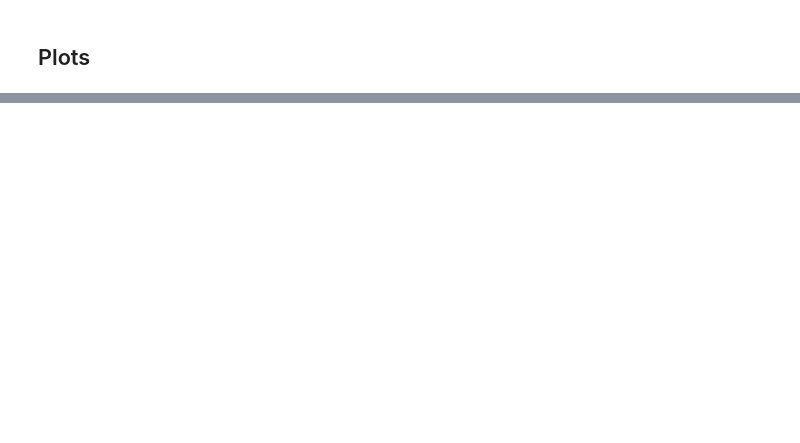
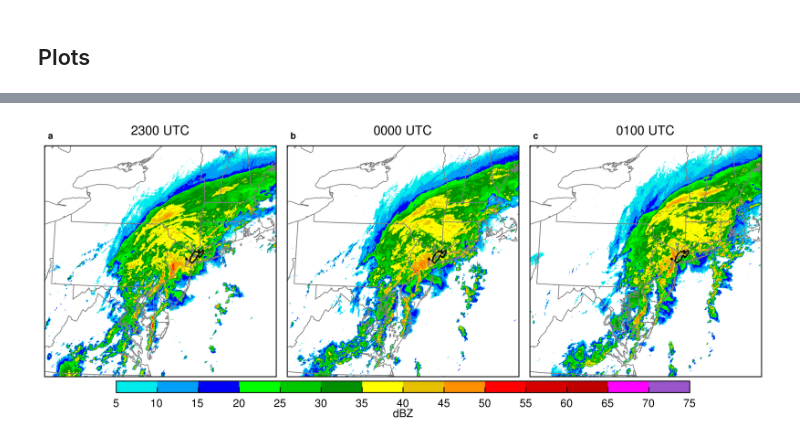
Before and after one commit to tyfolino/ida-precip, a Jupyter notebook: new-wofs/MRMS.ipynb, the cells around one changed output, grey strips where cells are left out. Drawn from its saved outputs; the diff is of its cells as text; code cells hidden in the pictures; blank space fills up the shorter version.

```diff
--- a/new-wofs/MRMS.ipynb
+++ b/new-wofs/MRMS.ipynb
@@ -83,5 +107,9 @@ proj = ccrs.LambertConformal(
 lat = hourly.latitude
 lon = hourly.longitude
 
+refl_lat = refl.latitude
+refl_lon = refl.longitude
+
 # Get MetPy ctable for precip
 precip_cmap = ctables.registry.get_colortable("precipitation")
+refl_cmap = ctables.registry.get_colortable("NWSReflectivity")
@@ -164,0 +269,74 @@ plt.show()
+# %%
+# Restrict reflectivity to a smaller area and mask values below 5 dBZ
+refl_masked = refl.where((abs(refl_lon - 285) < 10) & (abs(refl_lat - 40) < 8), drop=True).where(refl > 5)
+
+# Set levels
+levels = range(5, 76, 5)
+letters = ["a", "b", "c"]
+
+titles = ["2300 UTC", "0000 UTC", "0100 UTC"]
+
+# Create a normalization object
+norm = mcolors.BoundaryNorm(levels, ncolors=len(levels) - 1, clip=False)
+
+# Make a plot of the hourly rainfall
+fig, axes = plt.subplots(
+    1,
+    3,
+    figsize=(5.5, 3),
+    dpi=900,
+    subplot_kw={"projection": proj},
+    layout="constrained",
+)
+
+for i, ax in enumerate(axes):
+    ax.set_extent(  # type: ignore
+        [
+            -449900.09156094893,
+            449900.51654555957,
+            -447909.5438942791,
+            448284.39736015256,
+        ],
+        crs=proj,
+    )
+
+    pc = xr.plot.pcolormesh( # type: ignore
+        refl_masked[i, :, :],
+        ax=ax,
+        norm=norm,
+        transform=ccrs.PlateCarree(),
+        cmap=refl_cmap,
+        extend="neither",
+        add_colorbar=False,
+    )
+
+    # Add the AOI
+    ax.contour(
+        wofs_lon,
+        wofs_lat,
+        aoi.values,
+        levels=[0, 0.5, 1],
+        colors=["black"],
+        transform=ccrs.PlateCarree(),
+        zorder=3,
+        linewidths=[0.5],
+    )
+
+    ax.add_feature(cfeature.STATES, linewidth=0.4, edgecolor="gray")
+    ax.set_title(titles[i], fontsize=7)
+
+    ax.text(
+        0.015, 1.03, r"\textbf{" + letters[i] + "}", transform=ax.transAxes, fontsize=5
+    )
+
+# Add colorbar to figure
+cb = fig.colorbar(
+    pc, ax=axes, orientation="horizontal", pad=0.01, aspect=50, shrink=0.8
+)
+cb.set_ticks(levels)
+cb.set_label("dBZ", fontsize=6, labelpad=0.01)
+cb.ax.tick_params(labelsize=6)
+
+plt.show()
+# %% [output]
+[figure, added]
```
Also changed, not shown: parts of 4 cells of this notebook.
